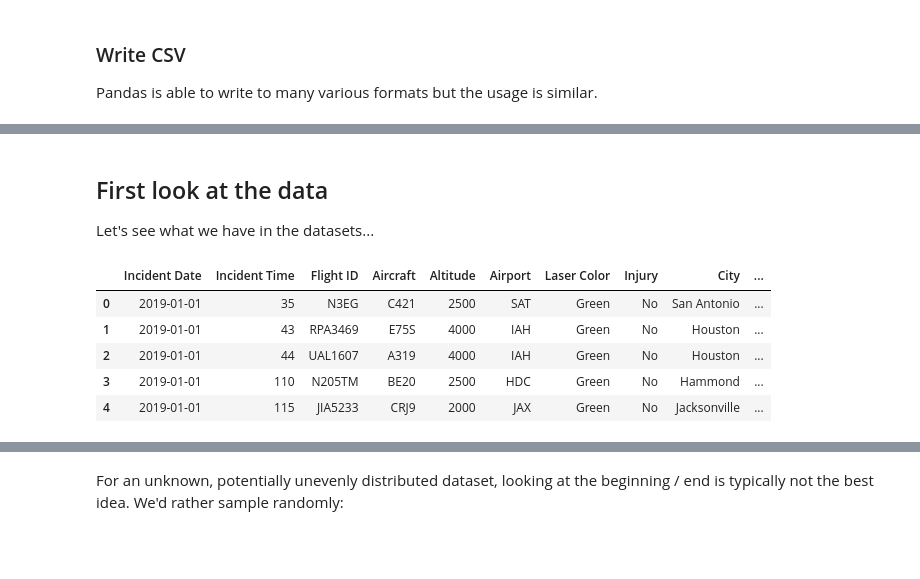
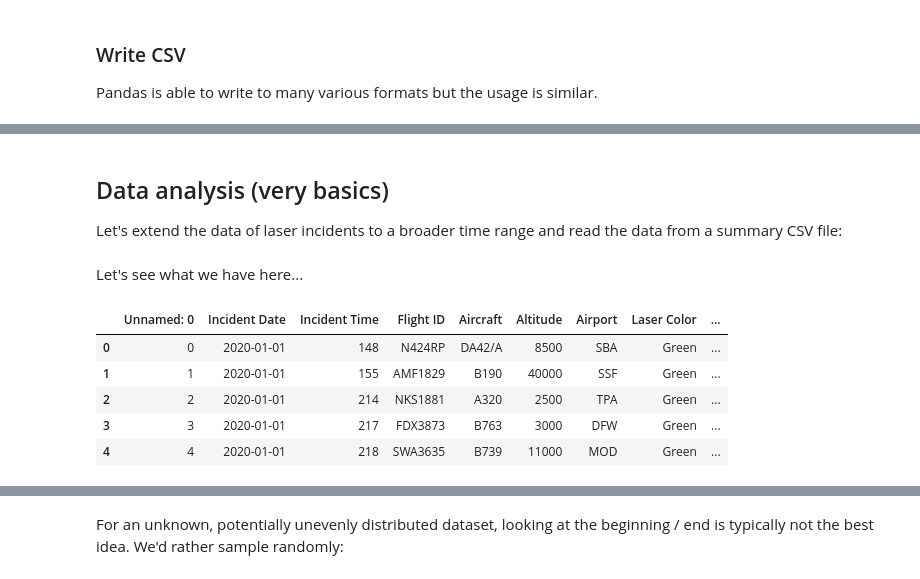
Before and after one commit to HiLASEPythonCourse/hilase-python-course-2021, a Jupyter notebook: 130_pandas_intro.ipynb, the cells around one changed output, grey strips where cells are left out. Cells and saved outputs as stored; diff of their text form; code cells hidden in the pictures; blank space fills up the shorter version.

Commit message:
Move data cleaning

```diff
--- a/130_pandas_intro.ipynb
+++ b/130_pandas_intro.ipynb
@@ -637,0 +569,4 @@ laser_incidents
+# %% [markdown]
+## Data analysis (very basics)
+
+Let's extend the data of laser incidents to a broader time range and read the data from a summary CSV file:
@@ -638,14 +590,12 @@ laser_incidents
 # %% [markdown]
-## First look at the data
-
-Let's see what we have in the datasets...
+Let's see what we have here...
 # %%
-laser_incidents.head()
+laser_incidents_raw.head()
 # %% [output]
-|  | Incident Date | Incident Time | Flight ID | Aircraft | Altitude | Airport | Laser Color | Injury | City | ... |
-| 0 | 2019-01-01 | 35 | N3EG | C421 | 2500 | SAT | Green | No | San Antonio | ... |
-| 1 | 2019-01-01 | 43 | RPA3469 | E75S | 4000 | IAH | Green | No | Houston | ... |
-| 2 | 2019-01-01 | 44 | UAL1607 | A319 | 4000 | IAH | Green | No | Houston | ... |
-| 3 | 2019-01-01 | 110 | N205TM | BE20 | 2500 | HDC | Green | No | Hammond | ... |
-| 4 | 2019-01-01 | 115 | JIA5233 | CRJ9 | 2000 | JAX | Green | No | Jacksonville | ... |
+|  | Unnamed: 0 | Incident Date | Incident Time | Flight ID | Aircraft | Altitude | Airport | Laser Color | ... |
+| 0 | 0 | 2020-01-01 | 148 | N424RP | DA42/A | 8500 | SBA | Green | ... |
+| 1 | 1 | 2020-01-01 | 155 | AMF1829 | B190 | 40000 | SSF | Green | ... |
+| 2 | 2 | 2020-01-01 | 214 | NKS1881 | A320 | 2500 | TPA | Green | ... |
+| 3 | 3 | 2020-01-01 | 217 | FDX3873 | B763 | 3000 | DFW | Green | ... |
+| 4 | 4 | 2020-01-01 | 218 | SWA3635 | B739 | 11000 | MOD | Green | ... |
 # %%
```
Also changed, not shown: parts of 103 cells of this notebook, 1 other file.
